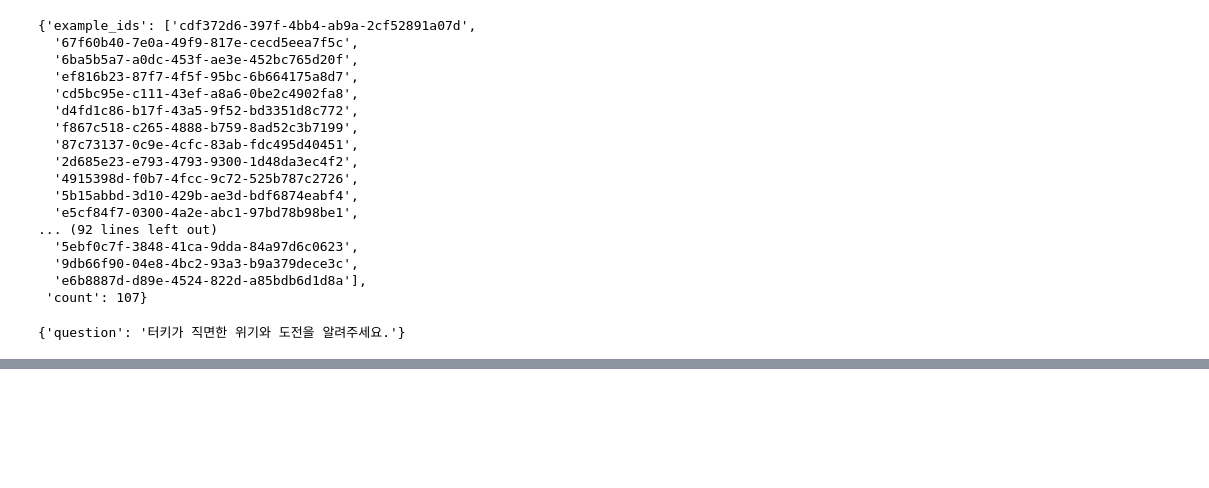
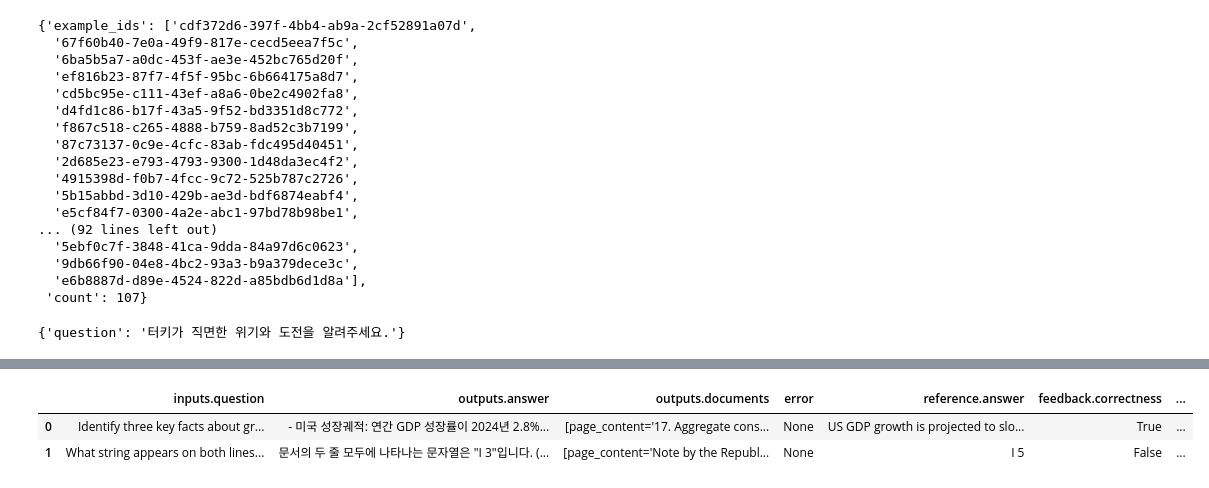
Before and after one commit to Jake-Song/RAG-end2end, a Jupyter notebook: eval.ipynb, the cells around one changed output, grey strips where cells are left out. Saved outputs shown, nothing was run; the diff lists cells and outputs as text; code cells hidden in the pictures; blank space fills up the shorter version.

```diff
--- a/eval.ipynb
+++ b/eval.ipynb
@@ -99,8 +84,7 @@ def format_context(results: list[Document]) -> str:
 # %%
-with open("outputs/split_documents.pkl", "rb") as f:
-    split_documents = pickle.load(f)
 from typing import Annotated, TypedDict
-from langgraph.graph.message import add_messages
+from langgraph.graph import END, StateGraph
+from langgraph.checkpoint.memory import MemorySaver
 
 vectorstore = FAISS.load_local(
     "faiss_index",
@@ -121,8 +105,9 @@ ensemble_retriever = EnsembleRetriever(
 class GraphState(TypedDict):
     question: Annotated[str, "Question"]  # 질문
     context: Annotated[str, "Context"]  # 문서의 검색 결과
-    answer: Annotated[RetrievalResult, "Answer"]  # 답변
-    messages: Annotated[list, add_messages]  # 메시지(누적되는 list)
+    answer: Annotated[str, "Answer"]  # 답변
+    documents: Annotated[list[Document], "Documents"]  # 검색된 문서
+
 # 문서 검색 노드
 def retrieve_document(state: GraphState) -> GraphState:
     # 질문을 상태에서 가져옵니다.
@@ -130,12 +115,9 @@ def retrieve_document(state: GraphState) -> GraphState:
 
     # 문서에서 검색하여 관련성 있는 문서를 찾습니다.
     retrieved_docs = ensemble_retriever.invoke(latest_question)
-
-    # 검색된 문서를 형식화합니다.(프롬프트 입력으로 넣어주기 위함)
-    context = format_context(retrieved_docs)
-
+    context = "".join([doc.page_content for doc in retrieved_docs])
     # 검색된 문서를 context 키에 저장합니다.
-    return {"context": context}
+    return {"documents": retrieved_docs, "context": context}
 
 
 # 답변 생성 노드
@@ -161,16 +143,11 @@ def llm_answer(state: GraphState) -> GraphState:
     ]
 
     # 체인을 호출하여 답변을 생성합니다.
-    model_with_structure = llm.with_structured_output(RetrievalResult)
-    response = model_with_structure.invoke(prompt)
+    response = llm.invoke(prompt)
     print("response", response)
     # 생성된 답변, (유저의 질문, 답변) 메시지를 상태에 저장합니다.
-    return {
-        "answer": response,
-        "messages": [("user", latest_question), ("assistant", response.answers)],
-    }
-from langgraph.graph import END, StateGraph
-from langgraph.checkpoint.memory import MemorySaver
+    return {"answer": response.content, "documents": state["documents"]}
+
 
 # 그래프 생성
 workflow = StateGraph(GraphState)
@@ -216,8 +194,8 @@ result['answer'].answers, result['answer'].evidence
 # %%
 def rag_bot(question: str) -> dict:
     inputs = GraphState(question=question)
-    res = invoke_graph(app, inputs, config)
-    return {"answer": res['answer'].answers, "document": res['answer'].evidence}
+    res = app.invoke(inputs, config)
+    return {"answer": res['answer'], "documents": res['documents']}
 # %%
 from typing_extensions import Annotated, TypedDict
 
@@ -386,14 +350,13 @@ TypeError: 'NoneType' object is not subscriptable
 def target(inputs: dict) -> dict:
     return rag_bot(inputs["question"])
 
+examples = client.list_examples(dataset_name=dataset_name, limit=2)
+
 experiment_results = client.evaluate(
     target,
-    data=dataset_name,
+    data=examples,
     evaluators=[correctness, groundedness, relevance, retrieval_relevance],
     experiment_prefix="rag-doc-relevance",
     metadata={"version": "langgraph, gpt-5-nano"},
 )
-
-# Explore results locally as a dataframe if you have pandas installed
-# experiment_results.to_pandas()
 # %% [output]
@@ -589,0 +367,7 @@ query='In which countries has the pace moderated?' answers='속도가 둔화된
+# %%
+# Explore results locally as a dataframe if you have pandas installed
+experiment_results.to_pandas()
+# %% [output]
+|  | inputs.question | outputs.answer | outputs.documents | error | reference.answer | feedback.correctness | ... |
+| 0 | Identify three key facts about gr... | - 미국 성장궤적: 연간 GDP 성장률이 2024년 2.8%... | [page_content='17. Aggregate cons... | None | US GDP growth is projected to slo... | True | ... |
+| 1 | What string appears on both lines... | 문서의 두 줄 모두에 나타나는 문자열은 "I 3"입니다. (... | [page_content='Note by the Republ... | None | I 5 | False | ... |
```
Also changed, not shown: parts of 10 cells of this notebook.
